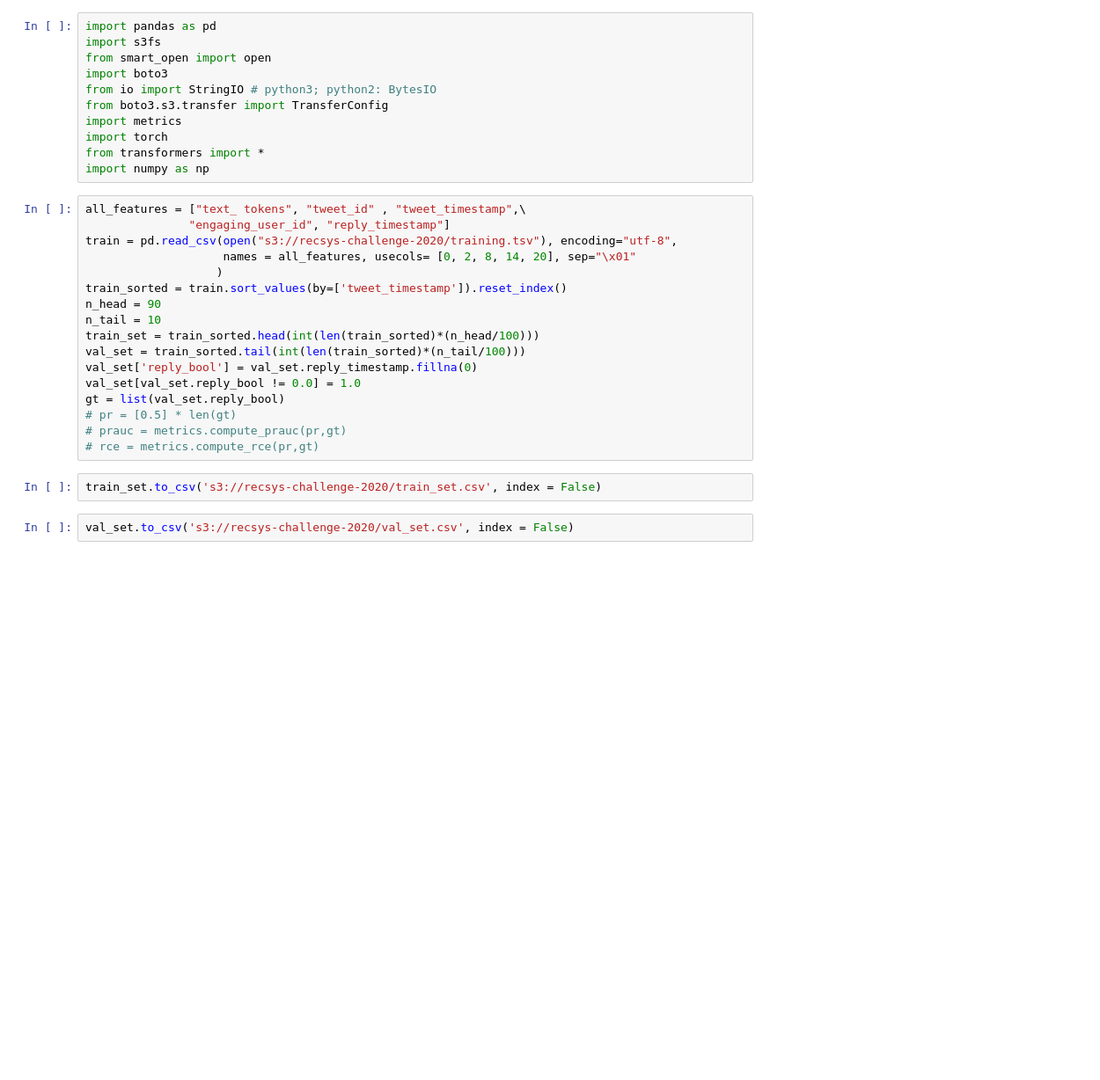
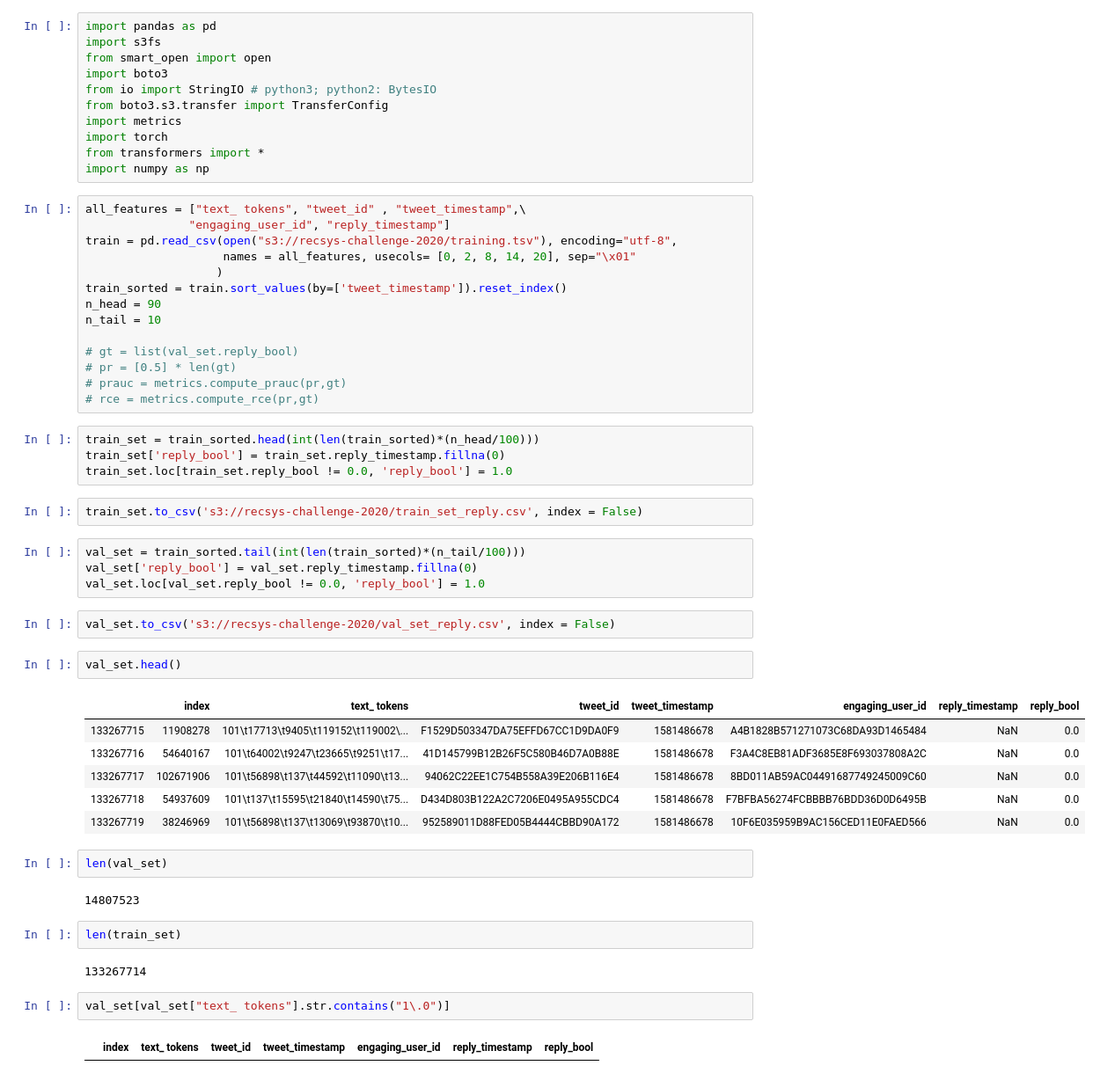
Before and after one commit to sumitsidana/recsys_challenge_2020, a Jupyter notebook: DivideInTrainValidationSet.ipynb, the cells around one changed output. Shown at 88% size. Saved outputs shown, nothing was run; the diff lists cells and outputs as text; blank space fills up the shorter version.

Commit message:
text

```diff
--- a/DivideInTrainValidationSet.ipynb
+++ b/DivideInTrainValidationSet.ipynb
@@ -18,15 +18,41 @@ train = pd.read_csv(open("s3://recsys-challenge-2020/training.tsv"), encoding="u
 train_sorted = train.sort_values(by=['tweet_timestamp']).reset_index()
 n_head = 90
 n_tail = 10
-train_set = train_sorted.head(int(len(train_sorted)*(n_head/100)))
-val_set = train_sorted.tail(int(len(train_sorted)*(n_tail/100)))
-val_set['reply_bool'] = val_set.reply_timestamp.fillna(0)
-val_set[val_set.reply_bool != 0.0] = 1.0
-gt = list(val_set.reply_bool)
+
+# gt = list(val_set.reply_bool)
 # pr = [0.5] * len(gt)
 # prauc = metrics.compute_prauc(pr,gt)
 # rce = metrics.compute_rce(pr,gt)
+# %%
+train_set = train_sorted.head(int(len(train_sorted)*(n_head/100)))
+train_set['reply_bool'] = train_set.reply_timestamp.fillna(0)
+train_set.loc[train_set.reply_bool != 0.0, 'reply_bool'] = 1.0
 # %%
-train_set.to_csv('s3://recsys-challenge-2020/train_set.csv', index = False)
+train_set.to_csv('s3://recsys-challenge-2020/train_set_reply.csv', index = False)
+# %%
+val_set = train_sorted.tail(int(len(train_sorted)*(n_tail/100)))
+val_set['reply_bool'] = val_set.reply_timestamp.fillna(0)
+val_set.loc[val_set.reply_bool != 0.0, 'reply_bool'] = 1.0
 # %%
-val_set.to_csv('s3://recsys-challenge-2020/val_set.csv', index = False)
+val_set.to_csv('s3://recsys-challenge-2020/val_set_reply.csv', index = False)
+# %%
+val_set.head()
+# %% [output]
+|  | index | text_ tokens | tweet_id | tweet_timestamp | engaging_user_id | reply_timestamp | reply_bool |
+| 133267715 | 11908278 | 101\t17713\t9405\t119152\t119002\... | F1529D503347DA75EFFD67CC1D9DA0F9 | 1581486678 | A4B1828B571271073C68DA93D1465484 | NaN | 0.0 |
+| 133267716 | 54640167 | 101\t64002\t9247\t23665\t9251\t17... | 41D145799B12B26F5C580B46D7A0B88E | 1581486678 | F3A4C8EB81ADF3685E8F693037808A2C | NaN | 0.0 |
+| 133267717 | 102671906 | 101\t56898\t137\t44592\t11090\t13... | 94062C22EE1C754B558A39E206B116E4 | 1581486678 | 8BD011AB59AC04491687749245009C60 | NaN | 0.0 |
+| 133267718 | 54937609 | 101\t137\t15595\t21840\t14590\t75... | D434D803B122A2C7206E0495A955CDC4 | 1581486678 | F7BFBA56274FCBBBB76BDD36D0D6495B | NaN | 0.0 |
+| 133267719 | 38246969 | 101\t56898\t137\t13069\t93870\t10... | 952589011D88FED05B4444CBBD90A172 | 1581486678 | 10F6E035959B9AC156CED11E0FAED566 | NaN | 0.0 |
+# %%
+len(val_set)
+# %% [output]
+14807523
+# %%
+len(train_set)
+# %% [output]
+133267714
+# %%
+val_set[val_set["text_ tokens"].str.contains("1\.0")]
+# %% [output]
+|  | index | text_ tokens | tweet_id | tweet_timestamp | engaging_user_id | reply_timestamp | reply_bool |
```
Also changed, not shown: 1 other file.
